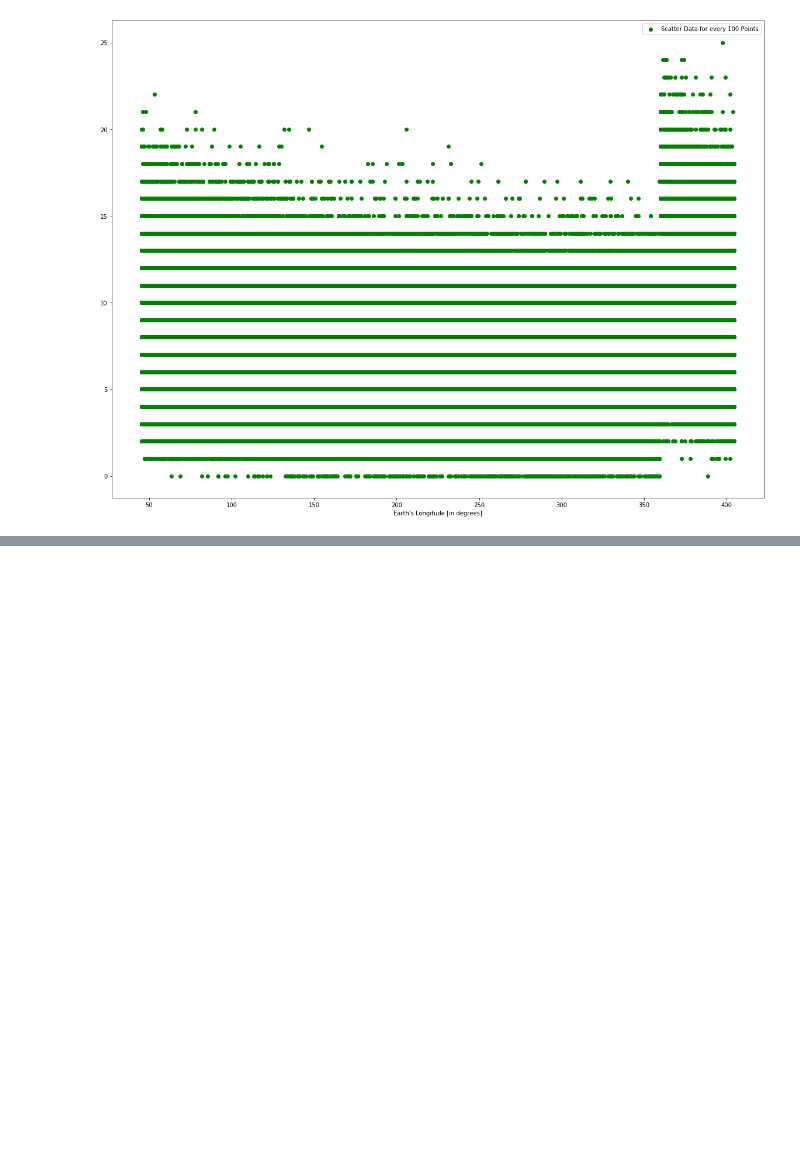
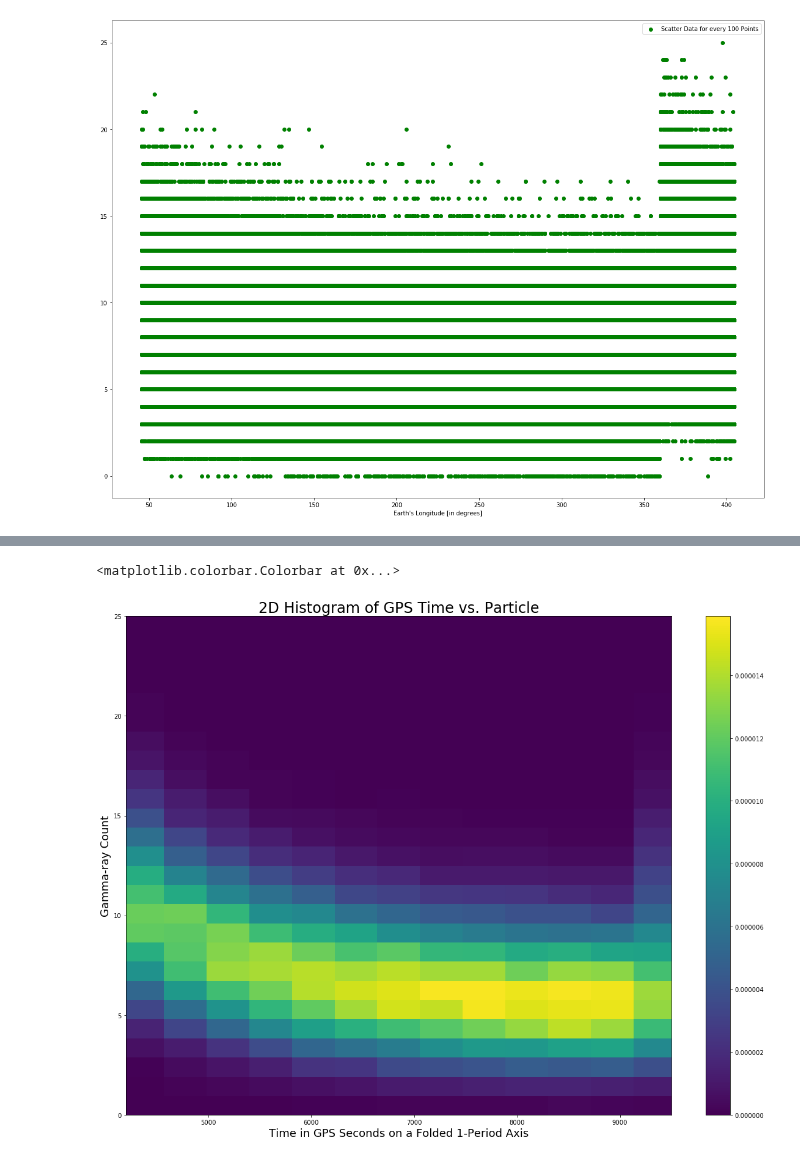
Before and after one commit to jbc1216/434-Portfolio, a Jupyter notebook: FinchCarr_Lab04.ipynb, the cells around one changed output, grey strips where cells are left out. Drawn from its saved outputs; the diff is of its cells as text; code cells hidden in the pictures; blank space fills up the shorter version.

```diff
--- a/FinchCarr_Lab04.ipynb
+++ b/FinchCarr_Lab04.ipynb
@@ -87,0 +104,14 @@ plt.colorbar(h[3], ax=ax)
+# %%
+b = np.vstack((timeGPSfold, y1000))
+b.shape
+fig, ax = plt.subplots(1, 1)
+
+h = ax.hist2d(b[0,:], b[1,:], bins=(26), density=True)
+plt.title("2D Histogram of GPS Time vs. Particle", fontsize = 24)
+plt.xlabel("Time in GPS Seconds on a Folded 1-Period Axis", fontsize = 18)
+plt.ylabel("Gamma-ray Count", fontsize = 18)
+plt.xlim(4200,9500)
+plt.colorbar(h[3], ax=ax)
+# %% [output]
+<matplotlib.colorbar.Colorbar at 0x...>
+[figure, added]
```
Also changed, not shown: parts of 16 cells of this notebook, 1 other file.
